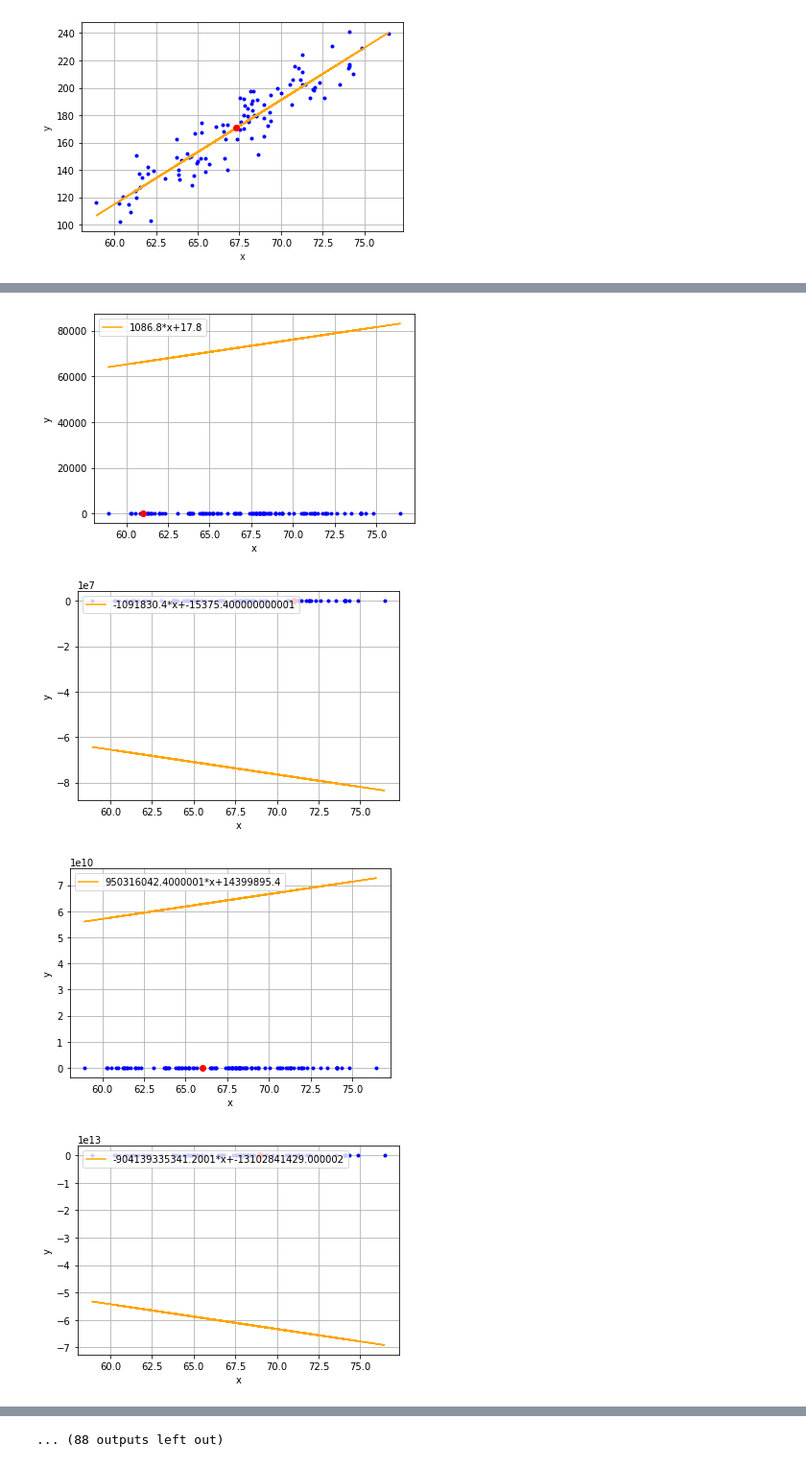
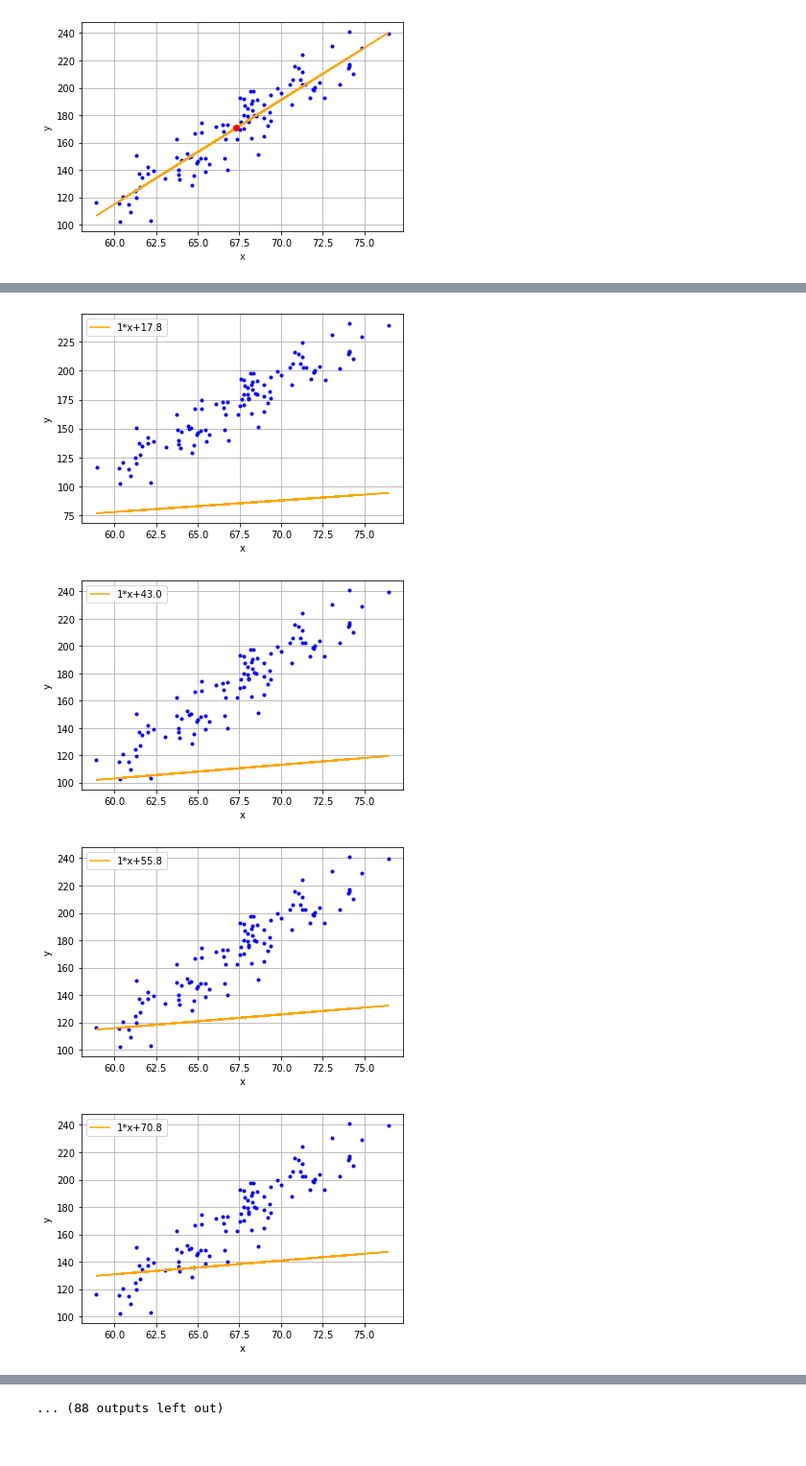
Before and after one commit to GaelGil/algorithms, a Jupyter notebook: data_stuff/linear_regression/manual.ipynb, the cells around one changed output, grey strips where cells are left out. Shown at 96% size. Saved outputs shown, nothing was run; the diff lists cells and outputs as text; code cells hidden in the pictures.

```diff
--- a/data_stuff/linear_regression/manual.ipynb
+++ b/data_stuff/linear_regression/manual.ipynb
@@ -137,3 +161,0 @@ See the caveats in the documentation: http://pandas.pydata.org/pandas-docs/stabl
-# %%
-for i in range(1,10):
-    print(sum_sq_residuals(small_data, m+i/10, b, x,y))
@@ -174,14 +161,0 @@ $\frac{d}{db} = (mx+b - y)^2 =  \frac{d}{db}[(mx+b-y)^2] = 2(mx+b-y)*\frac{d}{db
-# %%
-def graph_line(data, m, b, current_x, current_y):
-    x = data['height']
-    y = m*(x)+b
-    lab = f'{m}*x+{b}'
-    %matplotlib inline
-    plt.plot(x, data['weight'], '.', color='b')
-    plt.plot(x, y, '-', color='orange', label=lab)
-    plt.plot(current_x, current_y, marker='o', color='r')
-    plt.xlabel('x')
-    plt.ylabel('y')
-    plt.legend(loc="upper left")
-    plt.grid(True)
-    plt.show();
@@ -188,7 +168,5 @@ def graph_line(data, m, b, current_x, current_y):
 # %%
-def gradient_descent(data, m, b, l_rate):
-#     m = 0
-#     b = 0
+def gradient_descent_wtih_b(data, m, b, l_rate):
     y = list(data['weight'])
     x = list(data['height'])
     for i in range(len(x)):
@@ -196,19 +174,13 @@ def gradient_descent(data, m, b, l_rate):
         current_x = int(x[i])
         guess = int(b+m*current_x)
         error = (current_y - guess)
-#         if error < 0:
-#             error = error * -1
-#         else:
-#             error = error
-        step_m = 2*(-current_x)*(error)*l_rate
         step_b = 2*(error*1)*l_rate
-        m -= step_m
         b += step_b
-        graph_line(data, m, b, current_x, current_y)
+        graph_line(data, m, b)
 # %%
-gradient_descent(small_data, 1, 0, 0.1)
+gradient_descent_wtih_b(small_data, 1, 0, 0.1)
 # %% [output]
-[figure, old version]
+[figure, new version]
-[figure, old version]
+[figure, new version]
-[figure, old version]
+[figure, new version]
-[figure, old version]
+[figure, new version]
```
Also changed, not shown: parts of 11 cells of this notebook.
